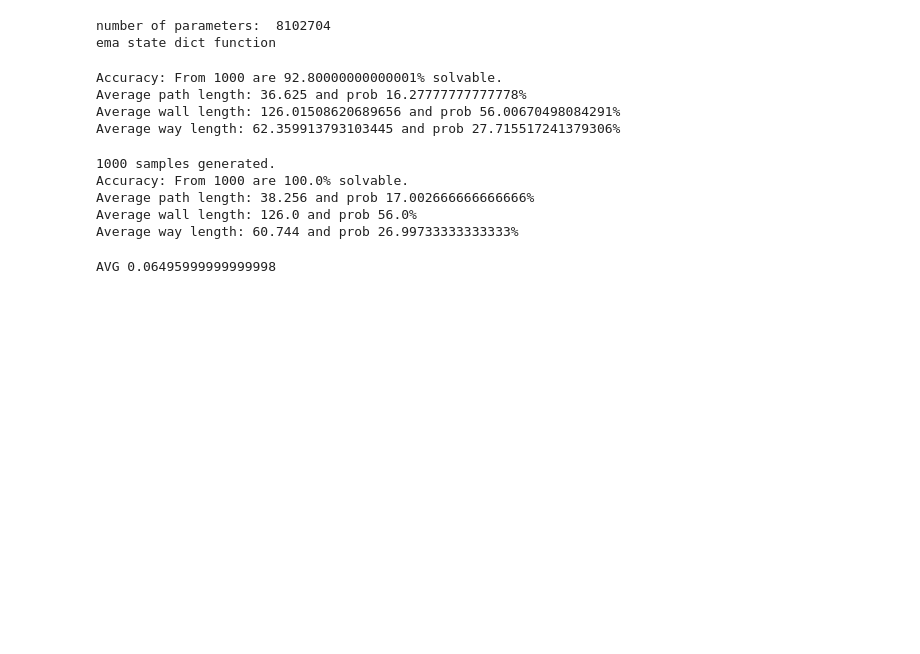
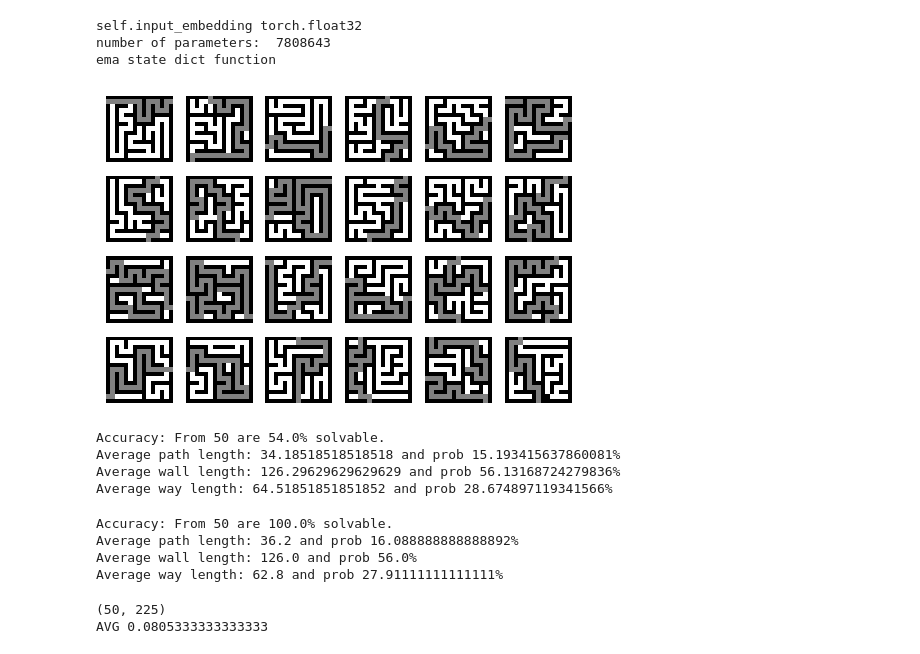
Before and after one commit to paulffm/Continuous-Time-Diffusion-Models-for-Discrete-Data, a Jupyter notebook: ContTimeDiscreteSpace/TAUnSDDM/eval_maze.ipynb, the cells around one changed output. Drawn from its saved outputs; the diff is of its cells as text; code cells hidden in the pictures; blank space fills up the shorter version.

```diff
--- a/ContTimeDiscreteSpace/TAUnSDDM/eval_maze.ipynb
+++ b/ContTimeDiscreteSpace/TAUnSDDM/eval_maze.ipynb
@@ -120,11 +120,15 @@ date = '2023-12-22' # 2
 config_name = 'config_001_hollow8M.yaml' # config_001_hollowMLEProb.yaml
 model_name = 'model_299999_hollow8M.pt'
 
+path = 'SavedModels/MAZEprotein/' # 'SavedModels/MAZE/' 'SavedModels/MNIST/'
+date = '2024-01-28' # 2
+config_name = 'config_001_auxProtein.yaml' # config_001_hollowMLEProb.yaml
+model_name = 'model_299999_auxProtein.pt'
+
 path = 'SavedModels/MAZE/' # 'SavedModels/MAZE/' 'SavedModels/MNIST/'
-date = '2024-01-26' # 2
-config_name = 'config_001_auxProtein2.yaml' # config_001_hollowMLEProb.yaml
-model_name = 'model_184999_auxProtein2.pt'
-
+date = '2024-01-29' # 2
+config_name = 'config_001_auxhollow.yaml' # config_001_hollowMLEProb.yaml
+model_name = 'model_69999.pt'
 
 config_path = os.path.join(path, date, config_name)
 checkpoint_path = os.path.join(path, date, model_name)
@@ -146,7 +150,7 @@ np.save(f'Samples/MNIST/mnist_hollow_direct_{sampler_n_i}{1000}.npy', data)
 # %%
 # creating models
 cfg = bookkeeping.load_config(config_path)
-cfg.sampler.name = 'LBJF' #ExactSampling' # ElboLBJF CRMTauL CRMLBJF
+cfg.sampler.name = 'TauL' #ExactSampling' # ElboLBJF CRMTauL CRMLBJF
 cfg.sampler.num_corrector_steps = 0
 cfg.sampler.corrector_entry_time = ScalarFloat(0.0)
 cfg.sampler.num_steps = 500
@@ -169,12 +173,32 @@ state = {"model": model, "optimizer": optimizer, "n_iter": 0}
 state = bookkeeping.load_state(state, checkpoint_path)
 state['model'].eval()
 # %% [output]
-number of parameters:  8102704
+self.input_embedding torch.float32
+number of parameters:  7808643
 ema state dict function
 # %%
-n_samples = 1000
+n_samples = 50
 samples, changes = sampler.sample(model, n_samples)
 saved_samples = samples
+#np.save('mazes6000_auxprotein1_lbjf.npy', saved_samples)
+# %%
+#np.save('mazes3000_auxprotein2_lbjf.npy', saved_samples)
+plot_number = 24
+
+samples = samples.reshape(-1, 1, 15, 15)
+
+fig = plt.figure(figsize=(6, 4))
+for i in range(plot_number):
+    plt.subplot(int(4), int(6), 1 + i)
+    plt.axis("off")
+    plt.imshow(np.transpose(samples[i, ...], (1,2,0)), cmap="gray")
+
+# saving_train_path
+#plt.savefig('mazed_data.pdf', bbox_inches="tight", transparent=True, pad_inches=0.03)
+plt.show()
+plt.close()
+# %% [output]
+[figure, added]
 # %%
 steps = [5, 7, 10, 15, 20, 30, 50, 100, 250, 500, 1000]
 from scipy.stats import wasserstein_distance
@@ -222,16 +246,18 @@ acc_rule2 = [1, 10, 31, 53, 60, 73, 78, 81, 83, 83, 84]
 # non ordinaEMD [0.14996533333333337, 0.1200622222222226, 0.09700622222222226, 0.08128711111111113, 0.0768017777777778, 0.07334577777777779, 0.07063466666666665, 0.0672871111111111, 0.06688399999999998, 0.06559644444444442, 0.065]
 # emd rule: EMD [0.07427259259259258, 0.0738637037037037, 0.07077185185185185, 0.06911555555555554, 0.06822518518518516, , 0.0676666666666666, 0.06724740740740738, 0.06673777777777776, 0.06650074074074072, 0.659, 0.065]
 # %%
-np.save('mazes_auxprotein2.npy', saved_samples)
+#np.save('mazes_auxprotein2.npy', saved_samples)
+#saved_samples = np.load(f'Samples/Maze/mazes_hollow_CRMLBJF1000.npy')
+#saved_samples = np.load('mazes3000_auxprotein1_lbjf.npy')
 correct_mazes = maze_acc(saved_samples)
 
 # acc_taul_nonord = np.array([0, 0, 1, 8, 32, 62, 78, 83, 85])
 # acc_rule = [0.1, 0.2, 12, 40, 68, 80, ]
 # %% [output]
-Accuracy: From 1000 are 92.80000000000001% solvable.
-Average path length: 36.625 and prob 16.27777777777778%
-Average wall length: 126.01508620689656 and prob 56.00670498084291%
-Average way length: 62.359913793103445 and prob 27.715517241379306%
+Accuracy: From 50 are 54.0% solvable.
+Average path length: 34.18518518518518 and prob 15.193415637860081%
+Average wall length: 126.29629629629629 and prob 56.13168724279836%
+Average way length: 64.51851851851852 and prob 28.674897119341566%
 # %%
 cfg.data.name = 'Maze3SComplete'
 cfg.data.batch_size = n_samples
@@ -250,13 +276,14 @@ for i in dataloader:
     c_i = maze_acc(i.cpu().numpy())
     true_dl = true_dl.reshape(cfg.data.batch_size, -1) #.flatten()
 # %% [output]
-1000 samples generated.
-Accuracy: From 1000 are 100.0% solvable.
-Average path length: 38.256 and prob 17.002666666666666%
+Accuracy: From 50 are 100.0% solvable.
+Average path length: 36.2 and prob 16.088888888888892%
 Average wall length: 126.0 and prob 56.0%
-Average way length: 60.744 and prob 26.99733333333333%
+Average way length: 62.8 and prob 27.91111111111111%
 # %%
-samples = samples.reshape(cfg.data.batch_size, -1) #.flatten()
+samples = saved_samples
+print(saved_samples.shape)
+samples = samples.reshape(-1,225) #.flatten()
 from scipy.stats import wasserstein_distance
 emd_dist = []
 
@@ -268,8 +295,13 @@ for i in range(samples.shape[0]):
 #print("EMD", wasserstein_distance(samples, true_dl.cpu().numpy()))
 #print("EMD", emd_dist)
 print("AVG", np.mean(emd_dist))
+
+
+# NLL Protein:
+# G 06646518518518517 0.66
 # %% [output]
-AVG 0.06495999999999998
+(50, 225)
+AVG 0.0805333333333333
 # %%
 import numpy as np
 steps = 1 / np.array([5, 7, 10, 15, 20, 30, 50, 100, 250, 500, 1000] )
```
Also changed, not shown: parts of 1 cell of this notebook, 11 other files.
